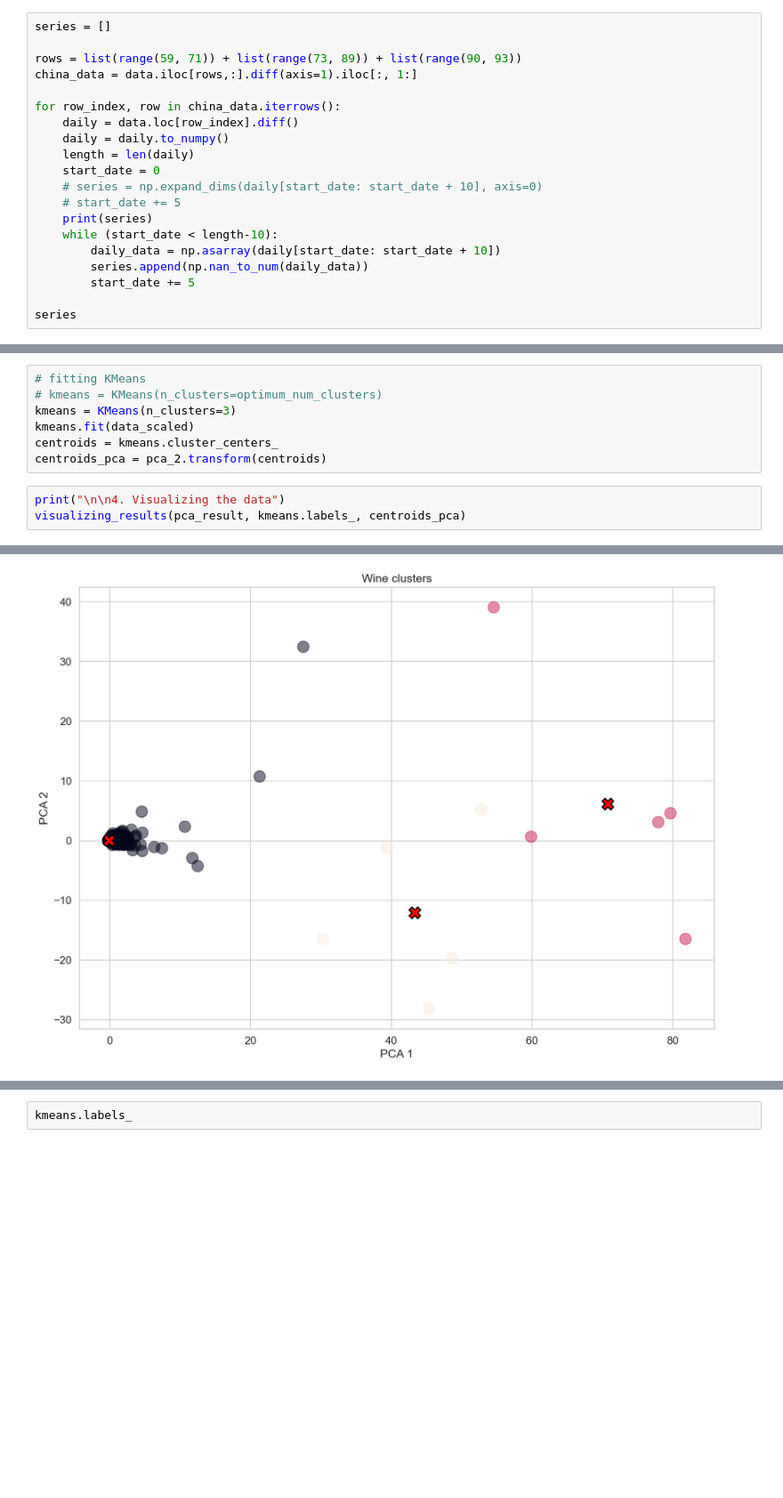
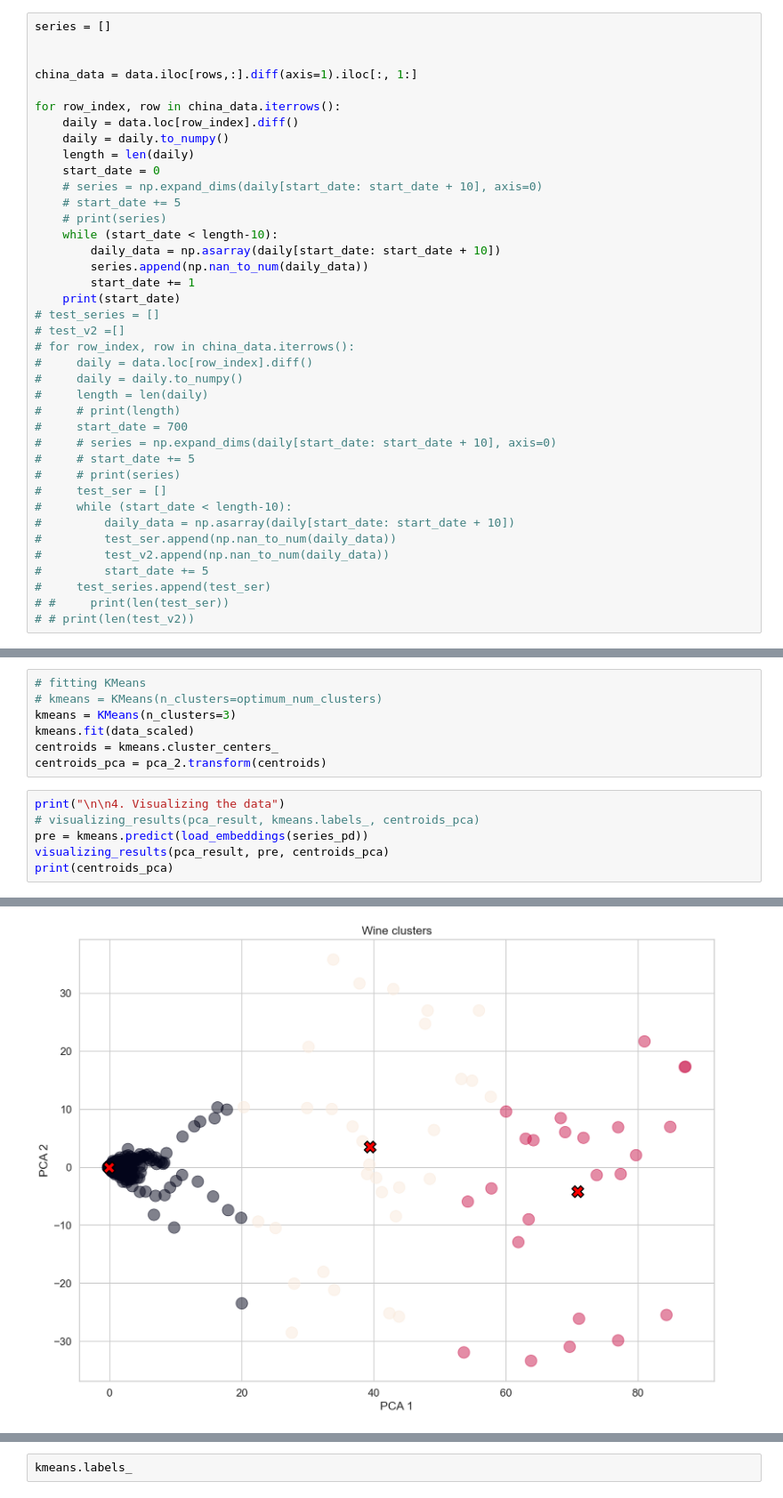
Before and after one commit to Carl-Rabbit/cs306-covid-19, a Jupyter notebook: src/train/classification.ipynb, the cells around one changed output, grey strips where cells are left out. Shown at 89% size. Saved outputs shown, nothing was run; the diff lists cells and outputs as text; blank space fills up the shorter version.

Commit message:
feature: add predict data

```diff
--- a/src/train/classification.ipynb
+++ b/src/train/classification.ipynb
@@ -57,7 +47,7 @@ print("选择的地区是：{}".format(state[index]))
 # %%
 series = []
 
-rows = list(range(59, 71)) + list(range(73, 89)) + list(range(90, 93))
+
 china_data = data.iloc[rows,:].diff(axis=1).iloc[:, 1:]
 
 for row_index, row in china_data.iterrows():
@@ -67,11 +57,30 @@ for row_index, row in china_data.iterrows():
     start_date = 0
     # series = np.expand_dims(daily[start_date: start_date + 10], axis=0)
     # start_date += 5
-    print(series)
+    # print(series)
     while (start_date < length-10):
         daily_data = np.asarray(daily[start_date: start_date + 10])
         series.append(np.nan_to_num(daily_data))
-        start_date += 5
-
-series
+        start_date += 1
+    print(start_date)
+# test_series = []
+# test_v2 =[]
+# for row_index, row in china_data.iterrows():
+#     daily = data.loc[row_index].diff()
+#     daily = daily.to_numpy()
+#     length = len(daily)
+#     # print(length)
+#     start_date = 700
+#     # series = np.expand_dims(daily[start_date: start_date + 10], axis=0)
+#     # start_date += 5
+#     # print(series)
+#     test_ser = []
+#     while (start_date < length-10):
+#         daily_data = np.asarray(daily[start_date: start_date + 10])
+#         test_ser.append(np.nan_to_num(daily_data))
+#         test_v2.append(np.nan_to_num(daily_data))
+#         start_date += 5
+#     test_series.append(test_ser)
+# #     print(len(test_ser))
+# # print(len(test_v2))
 # %% [output]
@@ -295,6 +314,9 @@ centroids = kmeans.cluster_centers_
 centroids_pca = pca_2.transform(centroids)
 # %%
 print("\n\n4. Visualizing the data")
-visualizing_results(pca_result, kmeans.labels_, centroids_pca)
+# visualizing_results(pca_result, kmeans.labels_, centroids_pca)
+pre = kmeans.predict(load_embeddings(series_pd))
+visualizing_results(pca_result, pre, centroids_pca)
+print(centroids_pca)
 # %% [output]
 4. Visualizing the data
@@ -301 +342 @@ visualizing_results(pca_result, kmeans.labels_, centroids_pca)
-[figure, old version]
+[figure, new version]
```
Also changed, not shown: parts of 17 cells of this notebook, 2 other files.
